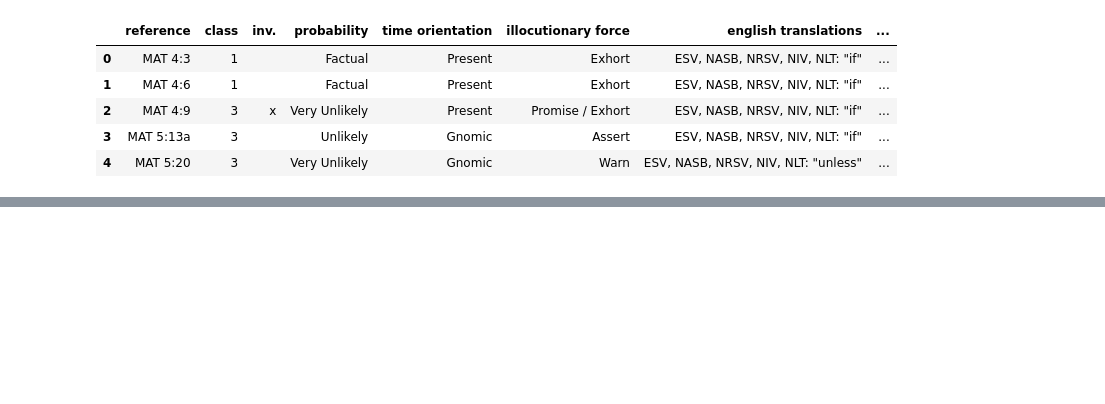
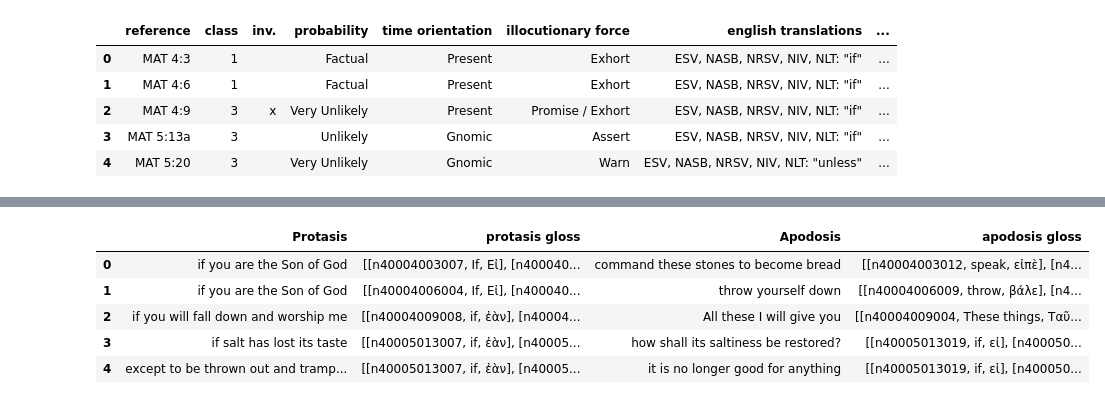
Before and after one commit to ryderwishart/biblical-machine-learning, a Jupyter notebook: protasis_apodosis_alignment.ipynb, the cells around one changed output, grey strips where cells are left out. Cells and saved outputs as stored; diff of their text form; code cells hidden in the pictures; blank space fills up the shorter version.

```diff
--- a/protasis_apodosis_alignment.ipynb
+++ b/protasis_apodosis_alignment.ipynb
@@ -341,0 +908,28 @@ mark_df.head()
+# %%
+# Use regular expressions to extract 'p' and 'q' data
+merged_df['p'] = merged_df['p_q'].str.extract(r'p:\s*\((.*?)\)', expand=False)
+merged_df['q'] = merged_df['p_q'].str.extract(r'q:\s*\((.*?)\)', expand=False)
+
+# Fill NaN values in both 'p' and 'q' columns with NaN
+merged_df['p'].fillna("NaN", inplace=True)
+merged_df['q'].fillna("NaN", inplace=True)
+
+# Drop the original column
+merged_df.drop('p_q', axis=1, inplace=True)
+# %%
+merged_df = merged_df.rename(columns={'protasis': 'protasis gloss'})
+merged_df = merged_df.rename(columns={'apodosis': 'apodosis gloss'})
+merged_df = merged_df.rename(columns={'p': 'Protasis'})
+merged_df = merged_df.rename(columns={'q': 'Apodosis'})
+# %%
+merged_df = merged_df[['Protasis', 'protasis gloss', 'Apodosis', 'apodosis gloss']]
+# %%
+final_df = merged_df.copy()
+final_df.head()
+# %% [output]
+|  | Protasis | protasis gloss | Apodosis | apodosis gloss |
+| 0 | if you are the Son of God | [[n40004003007, If, Εἰ], [n400040... | command these stones to become bread | [[n40004003012, speak, εἰπὲ], [n4... |
+| 1 | if you are the Son of God | [[n40004006004, If, Εἰ], [n400040... | throw yourself down | [[n40004006009, throw, βάλε], [n4... |
+| 2 | if you will fall down and worship me | [[n40004009008, if, ἐὰν], [n40004... | All these I will give you | [[n40004009004, These things, Ταῦ... |
+| 3 | if salt has lost its taste | [[n40005013007, if, ἐὰν], [n40005... | how shall its saltiness be restored? | [[n40005013019, if, εἰ], [n400050... |
+| 4 | except to be thrown out and tramp... | [[n40005013007, if, ἐὰν], [n40005... | it is no longer good for anything | [[n40005013019, if, εἰ], [n400050... |
```
Also changed, not shown: parts of 55 cells of this notebook.
